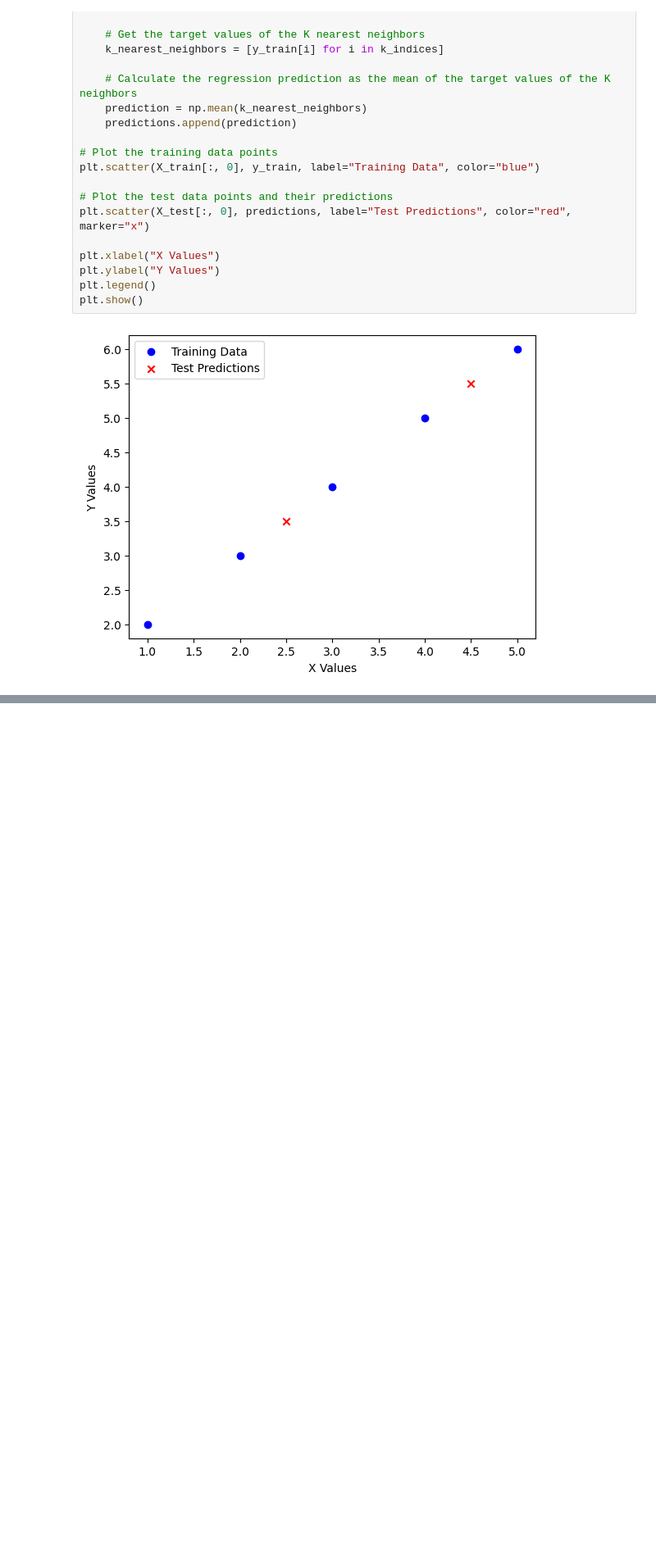
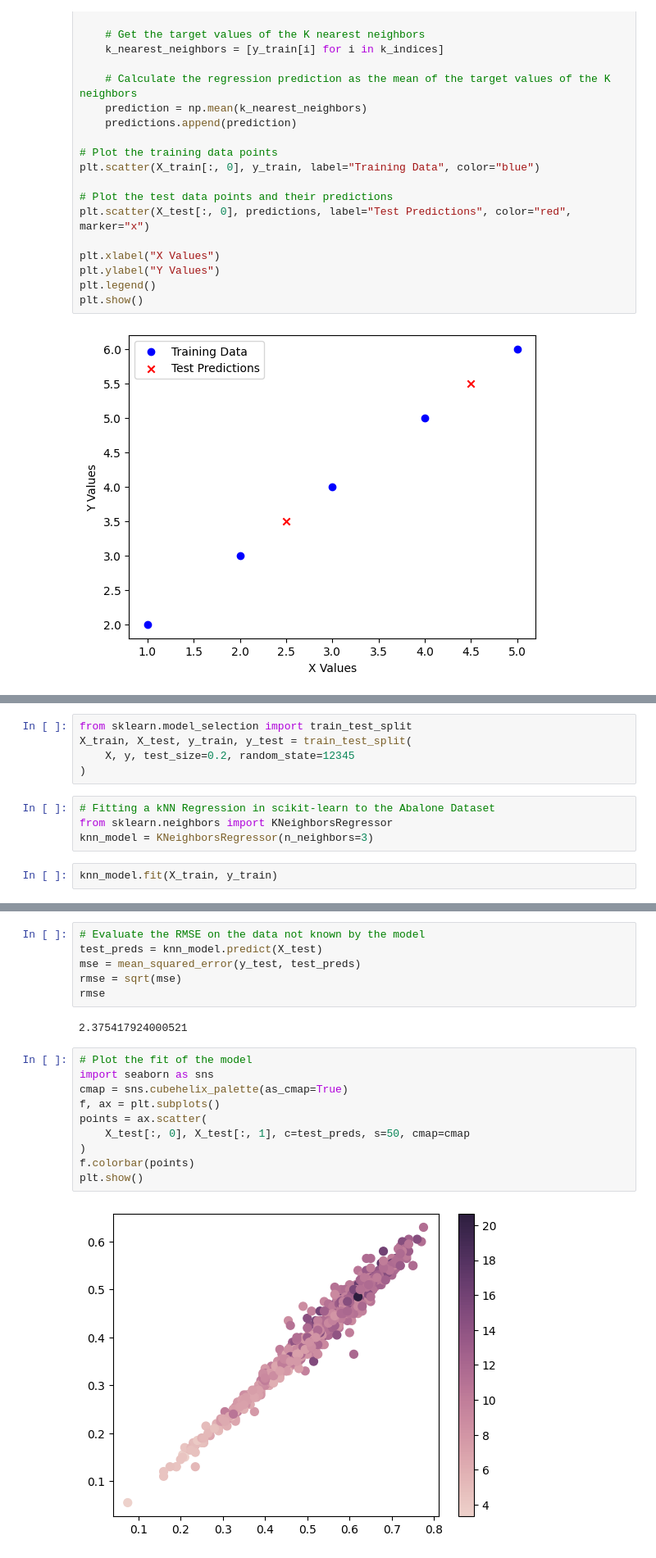
Before and after one commit to Packetouille/machine-learning-research, a Jupyter notebook: k-nearest-neighbors/K_Nearest_Neighbor.ipynb, the cells around one changed output, grey strips where cells are left out. Shown at 82% size. Drawn from its saved outputs; the diff is of its cells as text; blank space fills up the shorter version.

```diff
--- a/k-nearest-neighbors/K_Nearest_Neighbor.ipynb
+++ b/k-nearest-neighbors/K_Nearest_Neighbor.ipynb
@@ -155,0 +280,11 @@ plt.show()
+# %%
+from sklearn.model_selection import train_test_split
+X_train, X_test, y_train, y_test = train_test_split(
+    X, y, test_size=0.2, random_state=12345
+)
+# %%
+# Fitting a kNN Regression in scikit-learn to the Abalone Dataset
+from sklearn.neighbors import KNeighborsRegressor
+knn_model = KNeighborsRegressor(n_neighbors=3)
+# %%
+knn_model.fit(X_train, y_train)
@@ -155,0 +303,20 @@ plt.show()
+# %%
+# Evaluate the RMSE on the data not known by the model
+test_preds = knn_model.predict(X_test)
+mse = mean_squared_error(y_test, test_preds)
+rmse = sqrt(mse)
+rmse
+# %% [output]
+2.375417924000521
+# %%
+# Plot the fit of the model
+import seaborn as sns
+cmap = sns.cubehelix_palette(as_cmap=True)
+f, ax = plt.subplots()
+points = ax.scatter(
+    X_test[:, 0], X_test[:, 1], c=test_preds, s=50, cmap=cmap
+)
+f.colorbar(points)
+plt.show()
+# %% [output]
+[figure, added]
```
Also changed, not shown: parts of 20 cells of this notebook.
